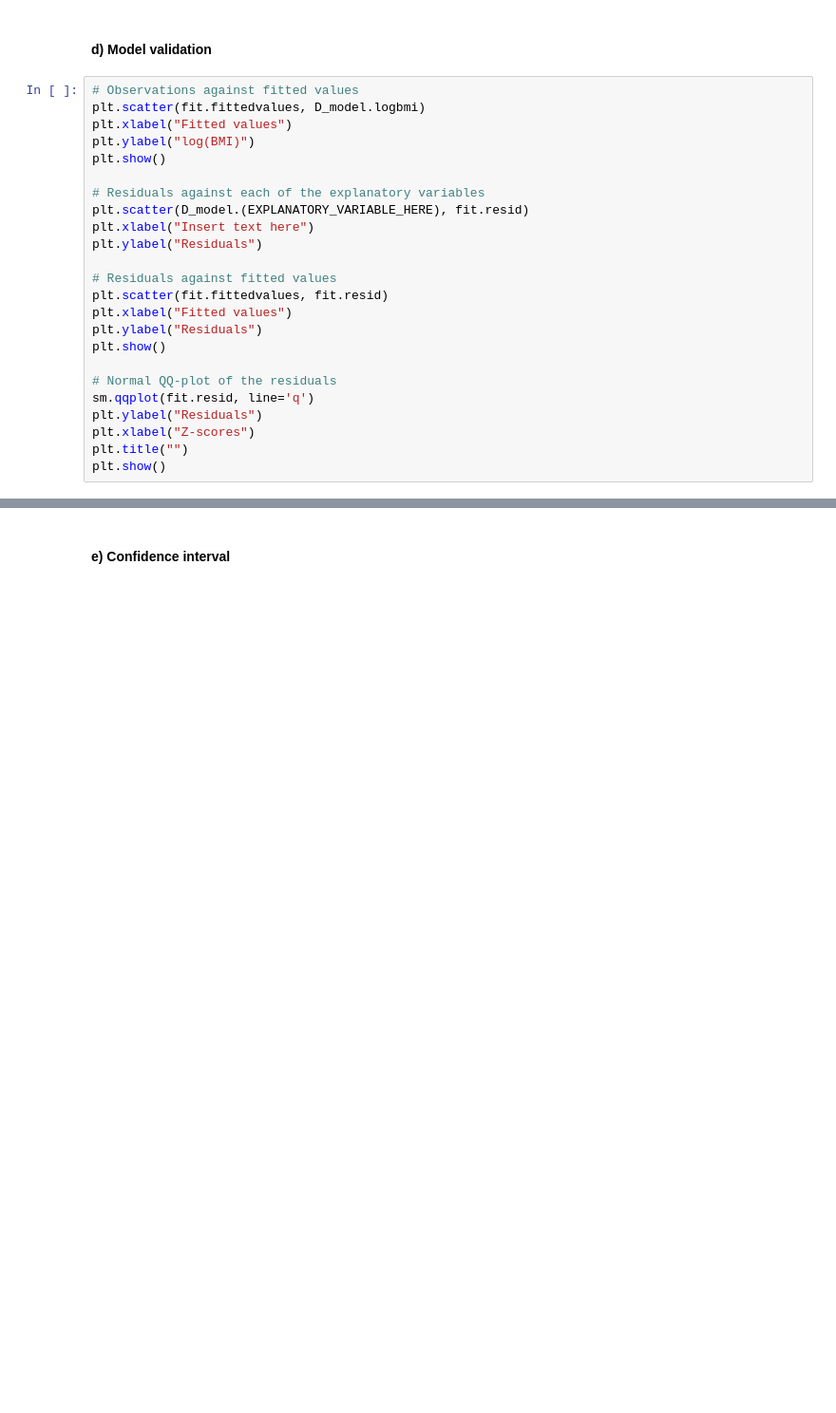
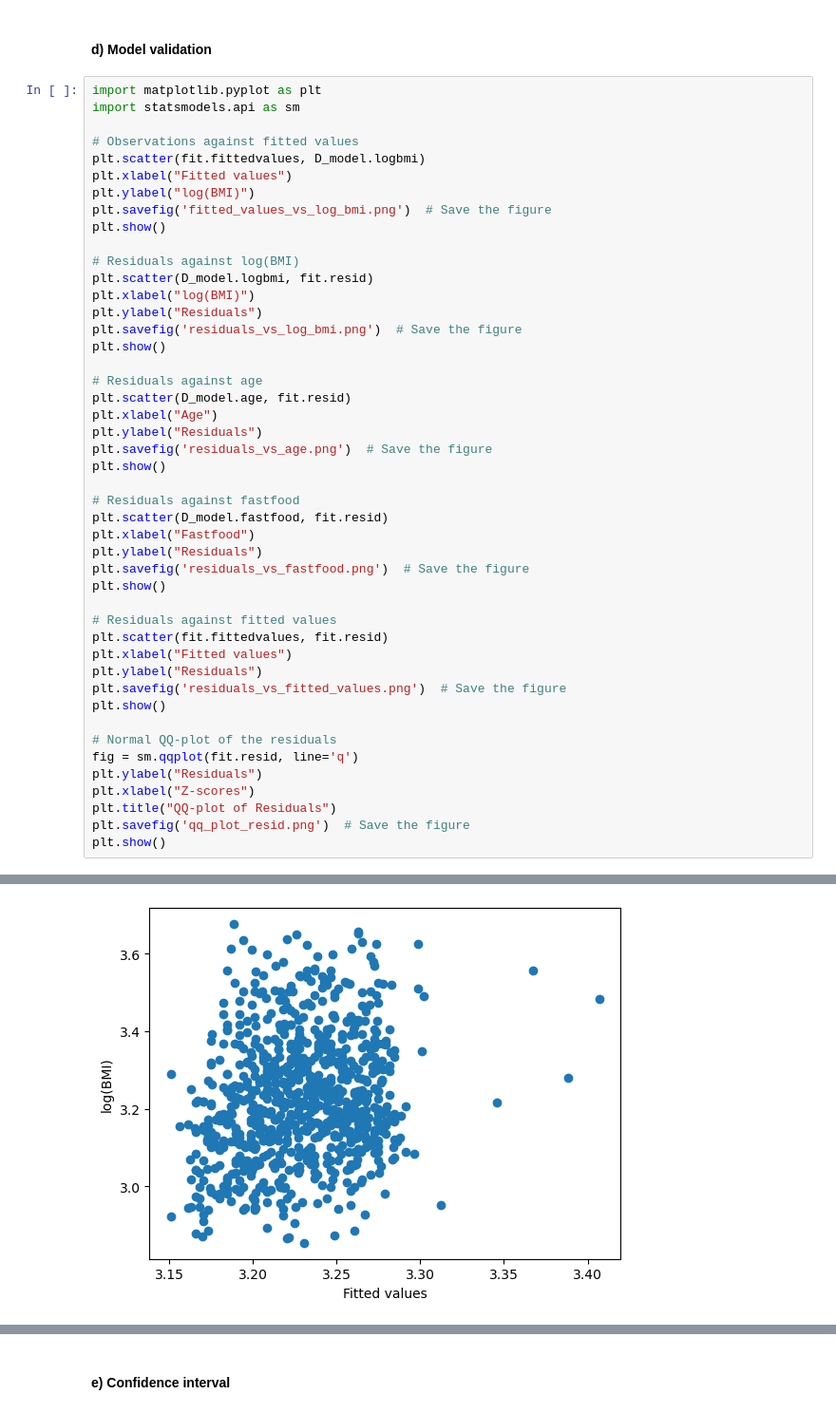
Before and after one commit to Visnuk2507/Statistics-course, a Jupyter notebook: Project 2/bmi2_english.ipynb, the cells around one changed output, grey strips where cells are left out. Shown: that part at 95% size. Drawn from its saved outputs; the diff is of its cells as text; blank space fills up the shorter version.

```diff
--- a/Project 2/bmi2_english.ipynb
+++ b/Project 2/bmi2_english.ipynb
@@ -287,27 +308,49 @@ Notes:
 # %% [markdown]
 #### d) Model validation
 # %%
+import matplotlib.pyplot as plt
+import statsmodels.api as sm
+
 # Observations against fitted values
 plt.scatter(fit.fittedvalues, D_model.logbmi)
 plt.xlabel("Fitted values")
 plt.ylabel("log(BMI)")
+plt.savefig('fitted_values_vs_log_bmi.png')  # Save the figure
 plt.show()
 
-# Residuals against each of the explanatory variables
-plt.scatter(D_model.(EXPLANATORY_VARIABLE_HERE), fit.resid)
-plt.xlabel("Insert text here")
+# Residuals against log(BMI)
+plt.scatter(D_model.logbmi, fit.resid)
+plt.xlabel("log(BMI)")
 plt.ylabel("Residuals")
+plt.savefig('residuals_vs_log_bmi.png')  # Save the figure
+plt.show()
+
+# Residuals against age
+plt.scatter(D_model.age, fit.resid)
+plt.xlabel("Age")
+plt.ylabel("Residuals")
+plt.savefig('residuals_vs_age.png')  # Save the figure
+plt.show()
+
+# Residuals against fastfood
+plt.scatter(D_model.fastfood, fit.resid)
+plt.xlabel("Fastfood")
+plt.ylabel("Residuals")
+plt.savefig('residuals_vs_fastfood.png')  # Save the figure
+plt.show()
 
 # Residuals against fitted values
 plt.scatter(fit.fittedvalues, fit.resid)
 plt.xlabel("Fitted values")
 plt.ylabel("Residuals")
+plt.savefig('residuals_vs_fitted_values.png')  # Save the figure
 plt.show()
 
 # Normal QQ-plot of the residuals
-sm.qqplot(fit.resid, line='q')
+fig = sm.qqplot(fit.resid, line='q')
 plt.ylabel("Residuals")
 plt.xlabel("Z-scores")
-plt.title("")
+plt.title("QQ-plot of Residuals")
+plt.savefig('qq_plot_resid.png')  # Save the figure
 plt.show()
 # %% [output]
@@ -314,0 +357 @@ SyntaxError: invalid syntax (2550085270.py, line 8)
+[figure, added]
```
Also changed, not shown: parts of 9 cells of this notebook, 20 other files.
